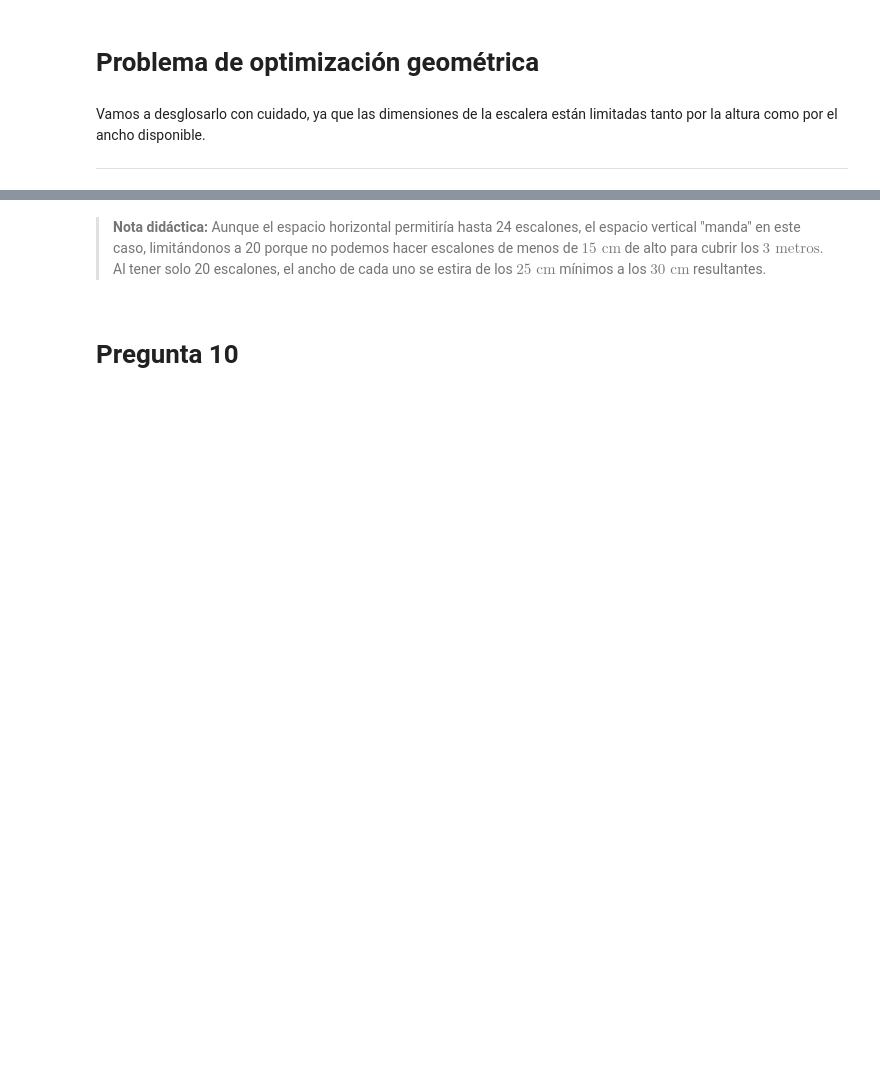
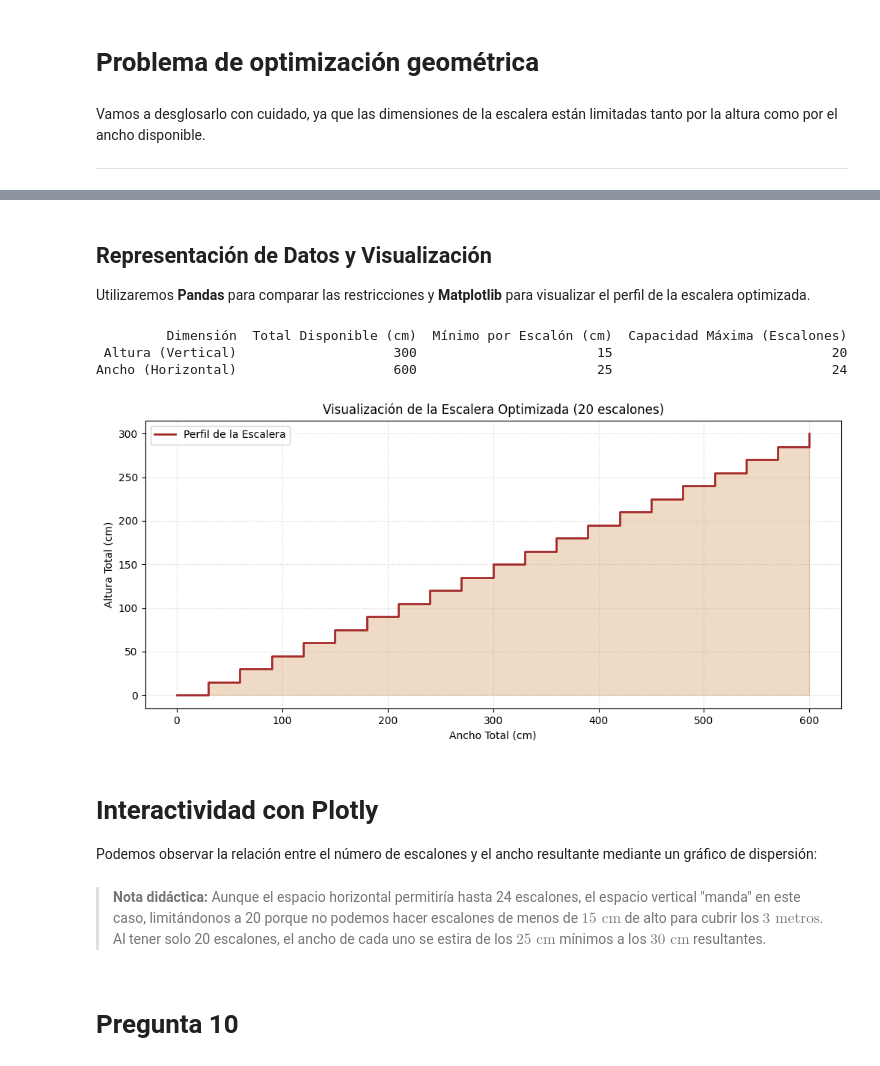
Before and after one commit to marco-canas/camino-udea, a Jupyter notebook: 4_esquemas_proporcionalidad/clase_06_compen_aditivas_y_multipli/clase_6_compensaciones_aditivas_y_multiplicativas.ipynb, the cells around one changed output, grey strips where cells are left out. Saved outputs shown, nothing was run; the diff lists cells and outputs as text; code cells hidden in the pictures; blank space fills up the shorter version.

```diff
--- a/4_esquemas_proporcionalidad/clase_06_compen_aditivas_y_multipli/clase_6_compensaciones_aditivas_y_multiplicativas.ipynb
+++ b/4_esquemas_proporcionalidad/clase_06_compen_aditivas_y_multipli/clase_6_compensaciones_aditivas_y_multiplicativas.ipynb
@@ -705,0 +642,53 @@ fig.show()
+# %% [markdown]
+
+## Representación de Datos y Visualización
+
+Utilizaremos **Pandas** para comparar las restricciones y **Matplotlib** para visualizar el perfil de la escalera optimizada.
+# %%
+import pandas as pd
+import matplotlib.pyplot as plt
+
+# 1. Tabla de Restricciones
+datos = {
+    'Dimensión': ['Altura (Vertical)', 'Ancho (Horizontal)'],
+    'Total Disponible (cm)': [300, 600],
+    'Mínimo por Escalón (cm)': [15, 25],
+    'Capacidad Máxima (Escalones)': [20, 24]
+}
+df = pd.DataFrame(datos)
+print(df.to_string(index=False))
+
+# 2. Visualización de la Escalera Optimizada (20 escalones)
+n = 20
+h_step = 300 / n  # 15 cm
+w_step = 600 / n  # 30 cm
+
+x_coords = [0]
+y_coords = [0]
+
+for i in range(n):
+    # Movimiento horizontal (ancho)
+    x_coords.append(x_coords[-1] + w_step)
+    y_coords.append(y_coords[-1])
+    # Movimiento vertical (altura)
+    x_coords.append(x_coords[-1])
+    y_coords.append(y_coords[-1] + h_step)
+
+plt.figure(figsize=(12, 5))
+plt.plot(x_coords, y_coords, color='brown', linewidth=2, label='Perfil de la Escalera')
+plt.fill_between(x_coords, y_coords, color='peru', alpha=0.3)
+plt.title(f'Visualización de la Escalera Optimizada ({n} escalones)')
+plt.xlabel('Ancho Total (cm)')
+plt.ylabel('Altura Total (cm)')
+plt.grid(True, linestyle=':', alpha=0.6)
+plt.legend()
+plt.show()
+# %% [output]
+         Dimensión  Total Disponible (cm)  Mínimo por Escalón (cm)  Capacidad Máxima (Escalones)
+ Altura (Vertical)                    300                       15                            20
+Ancho (Horizontal)                    600                       25                            24
+[figure, added]
+# %% [markdown]
+# Interactividad con Plotly
+
+Podemos observar la relación entre el número de escalones y el ancho resultante mediante un gráfico de dispersión:
```
Also changed, not shown: parts of 20 cells of this notebook, 13 other files.
